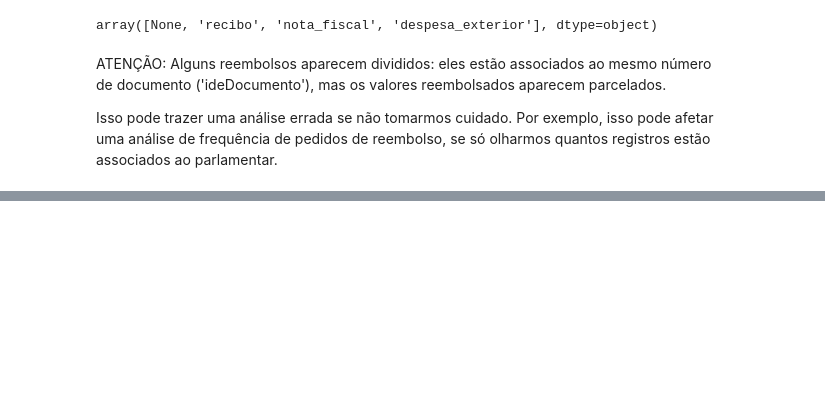
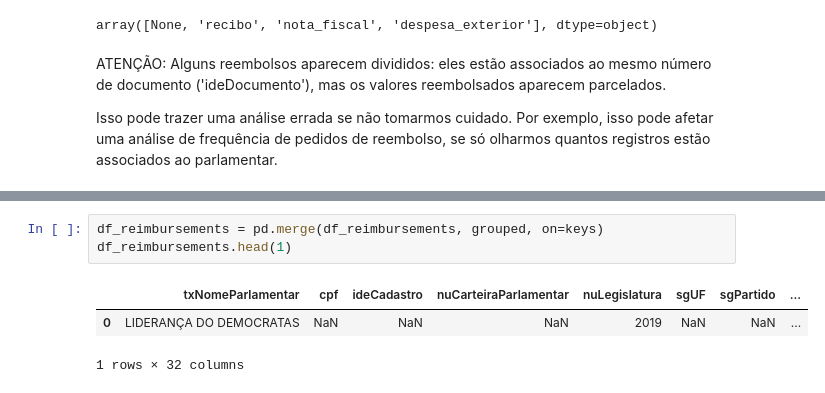
Before and after one commit to escola-de-dados/python-inovacao-civica, a Jupyter notebook: modulo_2/modulo-2.ipynb, the cells around one changed output, grey strips where cells are left out. Saved outputs shown, nothing was run; the diff lists cells and outputs as text; blank space fills up the shorter version.

```diff
--- a/modulo_2/modulo-2.ipynb
+++ b/modulo_2/modulo-2.ipynb
@@ -370,0 +364,7 @@ Name: numRessarcimento, Length: 135874, dtype: object
+# %%
+df_reimbursements = pd.merge(df_reimbursements, grouped, on=keys)
+df_reimbursements.head(1)
+# %% [output]
+|  | txNomeParlamentar | cpf | ideCadastro | nuCarteiraParlamentar | nuLegislatura | sgUF | sgPartido | ... |
+| 0 | LIDERANÇA DO DEMOCRATAS | NaN | NaN | NaN | 2019 | NaN | NaN | ... |
+1 rows × 32 columns
```
Also changed, not shown: parts of 29 cells of this notebook, 1 other file.
